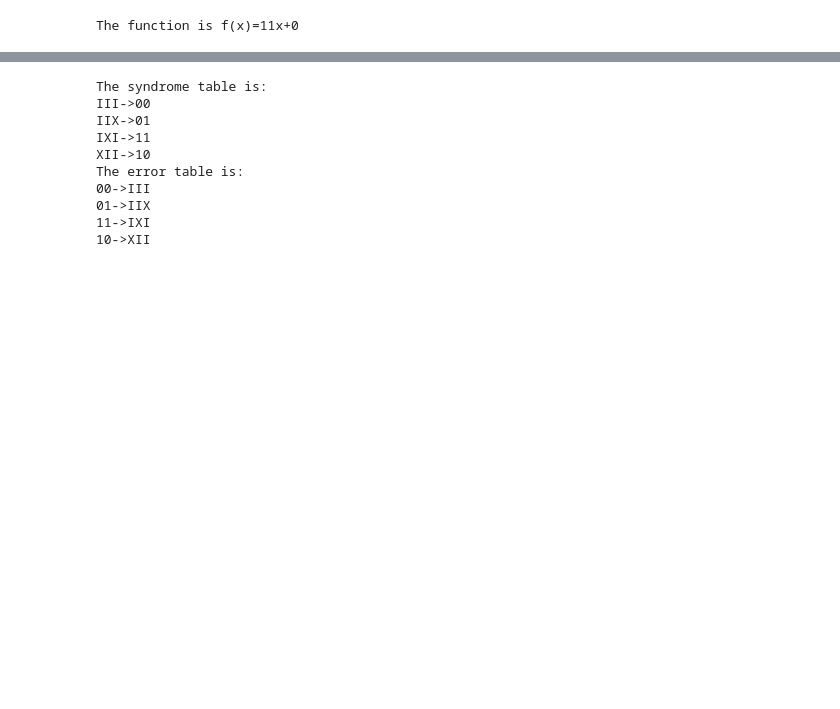
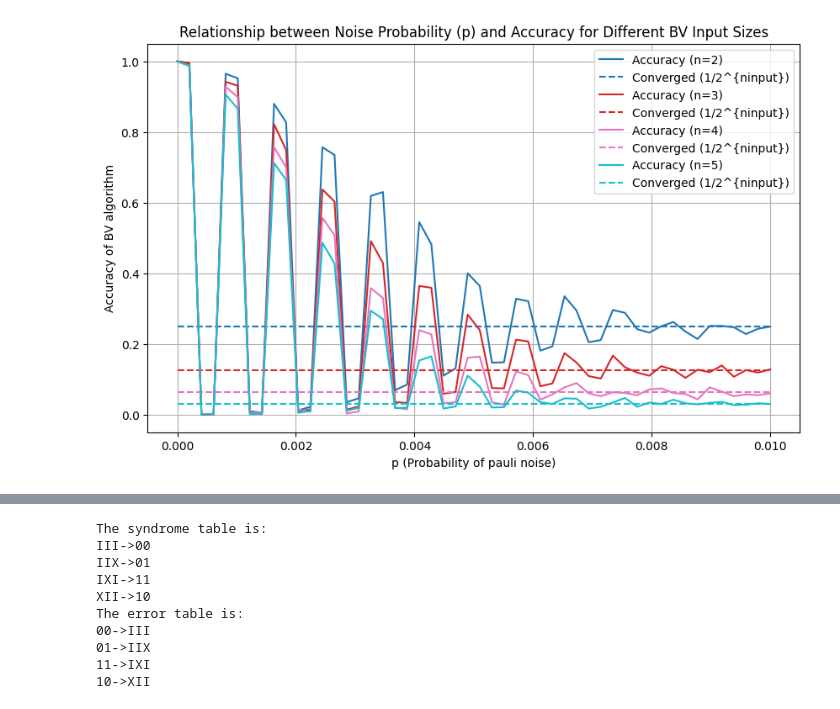
Before and after one commit to yezhuoyang/LogicalBV, a Jupyter notebook: test.ipynb, the cells around one changed output, grey strips where cells are left out. Cells and saved outputs as stored; diff of their text form; code cells hidden in the pictures; blank space fills up the shorter version.

```diff
--- a/test.ipynb
+++ b/test.ipynb
@@ -9,6 +6,42 @@ b=0
-# %%
-alg.set_input([a,b])
-alg.construct_circuit()
-alg.compute_result()
-# %% [output]
-The function is f(x)=11x+0
+# %%
+# Initialize parameters
+n_values = range(2, 6)  # Input sizes (n) from 2 to 5
+p_values = np.linspace(0, 0.01, 50)  # Noise probabilities
+results = {}
+
+# Simulate accuracy for different input sizes
+for ninput in n_values:
+    a = (1 << ninput) - 1  # Binary input
+    b = 0
+    alg = BVAlgorithm_qiskit(ninput+1)
+    accuracies = []
+
+    for p in p_values:
+        noise_model = construct_bitphaseflip_noise_model(p)
+        alg.set_input([a, b])
+        alg.set_noise_model(noise_model)
+        alg.construct_circuit()
+        accuracy = alg.compute_result(1000)  # Using 800 shots
+        accuracies.append(accuracy)
+
+    results[ninput] = accuracies
+
+# Plot the results
+plt.figure(figsize=(10, 6))
+colors = plt.cm.tab10(np.linspace(0, 1, len(results)))  # Generate distinct colors for each pair
+
+for idx, (ninput, accuracies) in enumerate(results.items()):
+    color = colors[idx]
+    # Use the same color for the solid and dashed lines for this pair
+    plt.plot(p_values, accuracies, label=f"Accuracy (n={ninput})", color=color)
+    plt.plot(p_values, 1 / (2 ** ninput) * np.ones_like(p_values), '--', label=r"Converged (1/2^{ninput})", color=color)
+
+
+plt.xlabel("p (Probability of pauli noise)")
+plt.ylabel("Accuracy of BV algorithm")
+plt.title("Relationship between Noise Probability (p) and Accuracy for Different BV Input Sizes")
+plt.legend()
+plt.grid()
+plt.show()
+# %% [output]
+[figure, added]
```
Also changed, not shown: parts of 12 cells of this notebook, 2 other files.
